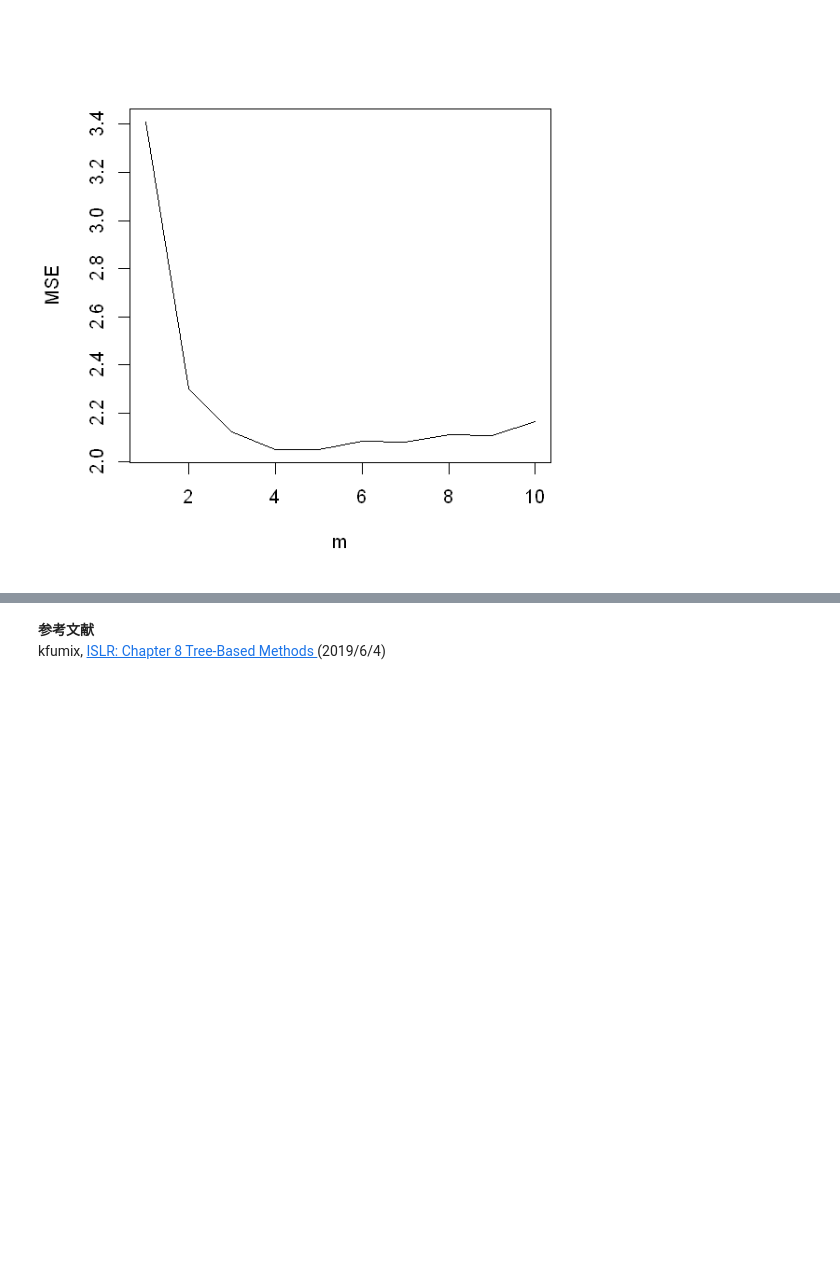
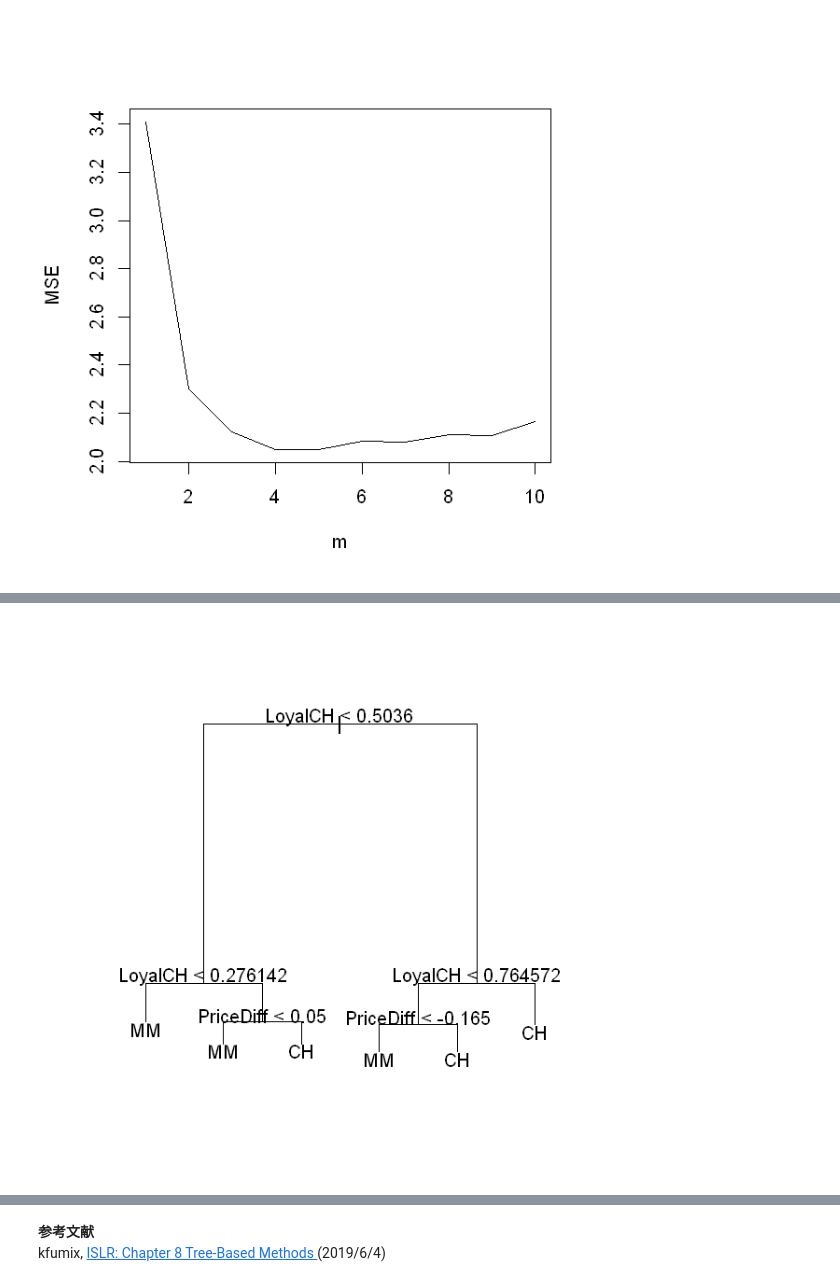
Before and after one commit to yellowmeteor/met_python.github.io, a Jupyter notebook: ISLR/8_Tree-Based_Methods.ipynb, the cells around one changed output, grey strips where cells are left out. Cells and saved outputs as stored; diff of their text form; code cells hidden in the pictures; blank space fills up the shorter version.

```diff
--- a/ISLR/8_Tree-Based_Methods.ipynb
+++ b/ISLR/8_Tree-Based_Methods.ipynb
@@ -623,0 +694,7 @@ plot(1:10, mses, type='l', xlab='m', ylab='MSE')
+# %%
+# i
+OJ_prune_tree = prune.tree(OJ_tree, best=6)
+plot(OJ_prune_tree)
+text(OJ_prune_tree, pretty=0)
+# %% [output]
+[figure, added]
```
Also changed, not shown: parts of 23 cells of this notebook.
